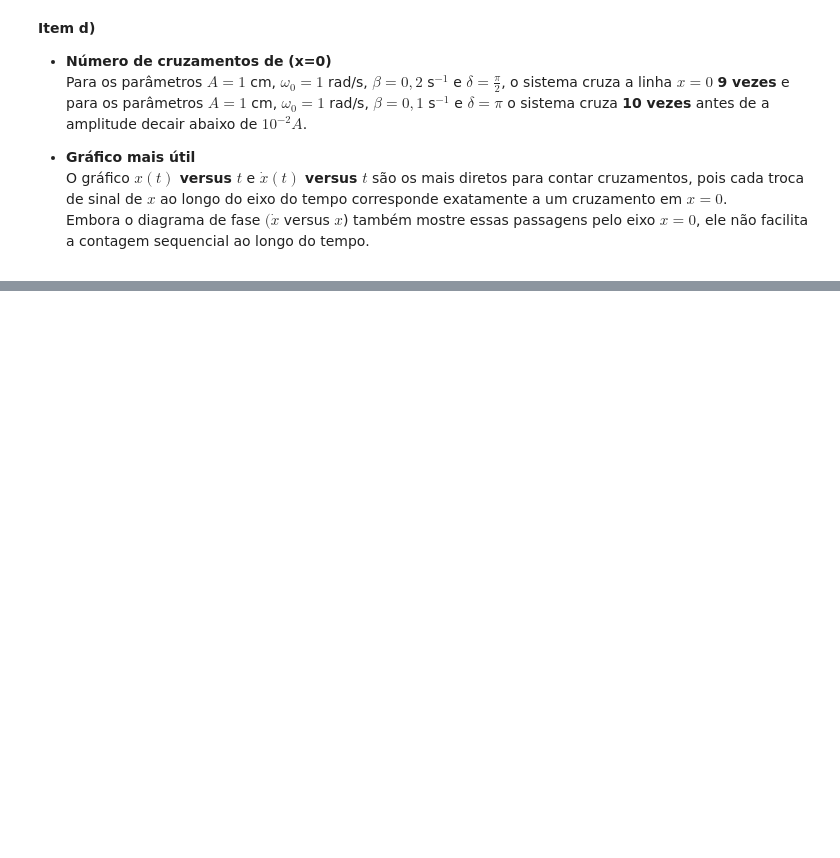
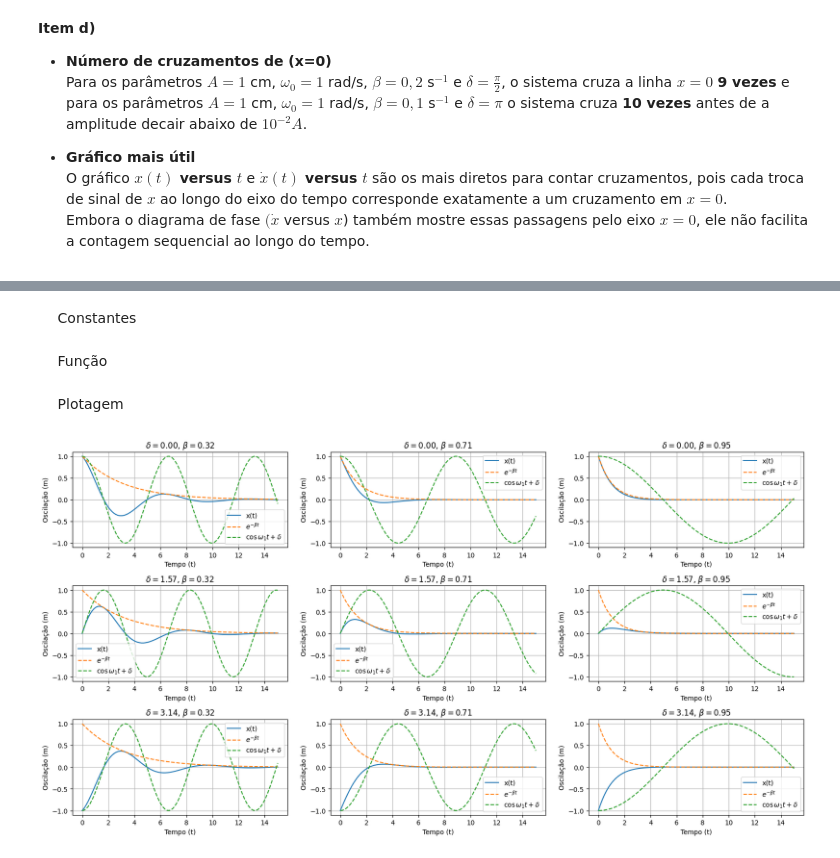
Before and after one commit to ylaksl/lista_num_mecanica, a Jupyter notebook: Problemas numericos_mec classica.ipynb, the cells around one changed output, grey strips where cells are left out. Cells and saved outputs as stored; diff of their text form; code cells hidden in the pictures; blank space fills up the shorter version.

```diff
--- a/Problemas numericos_mec classica.ipynb
+++ b/Problemas numericos_mec classica.ipynb
@@ -1265,10 +1148,0 @@ omega = 1
-# %%
-def xc(t):
-    return A*np.exp(-beta*t)*np.cos(omega1*t)
-
-def xp(t):
-    delta = np.arctan((2*omega*beta)/(omega0**2 - omega**2))
-    return A*(np.cos(omega*t-delta))/(np.sqrt((omega0**2 - omega**2)**2+(4*omega**2*beta**2)))
-
-def x(t):
-    return xc(t) + xp(t)
@@ -1348,0 +1173,2 @@ plt.show()
+# %% [markdown]
+$\quad$ Constantes
@@ -1348,0 +1180,2 @@ plt.show()
+# %% [markdown]
+$\quad$ Função
@@ -1348,0 +1185,42 @@ plt.show()
+# %% [markdown]
+$\quad$ Plotagem
+# %%
+ti = 0 # Tempo inicial.
+tf = 15 # Tempo final.
+tempos = np.linspace(ti,tf,100) # Grade temporal.
+
+fig, axes = plt.subplots(3, 3, figsize=(20, 10)) # Gráfico.
+
+
+a = 0 # Para a enumeração dos plots.
+for delta in deltas:
+    o = 0 #Para a enumeração dos plots.
+    for r in razao:
+        beta = omegazero*np.sqrt(r)
+        omega1 = np.sqrt(omegazero**2 - beta**2)
+
+        x_points = []
+        exponencial = []
+        cosseno = []
+        for i in range(len(tempos)):
+            xi = x(tempos[i], beta, omega1, delta)
+
+            x_points.append(xi)
+            exponencial.append(np.exp(-beta*tempos[i]))
+            cosseno.append(np.cos(omega1*tempos[i] - delta))
+
+        axes[a][o].plot(tempos,x_points, label = r'x(t)')
+        axes[a][o].plot(tempos,exponencial, '--', label = r'$e^{-\beta t}$')
+        axes[a][o].plot(tempos,cosseno, '--', label = r'$\cos{\omega_1 t + \delta}$')
+        axes[a][o].set_title(fr'$\delta = {delta:.2f}$, $\beta = {beta:.2f}$')
+        axes[a][o].grid()
+        axes[a][o].legend()
+        axes[a][o].set_xlabel('Tempo (t)')
+        axes[a][o].set_ylabel('Oscilação (m)')
+        o+=1
+    a+=1
+
+plt.subplots_adjust(hspace=0.4)
+plt.show()
+# %% [output]
+[figure, added]
```
Also changed, not shown: parts of 119 cells of this notebook.
